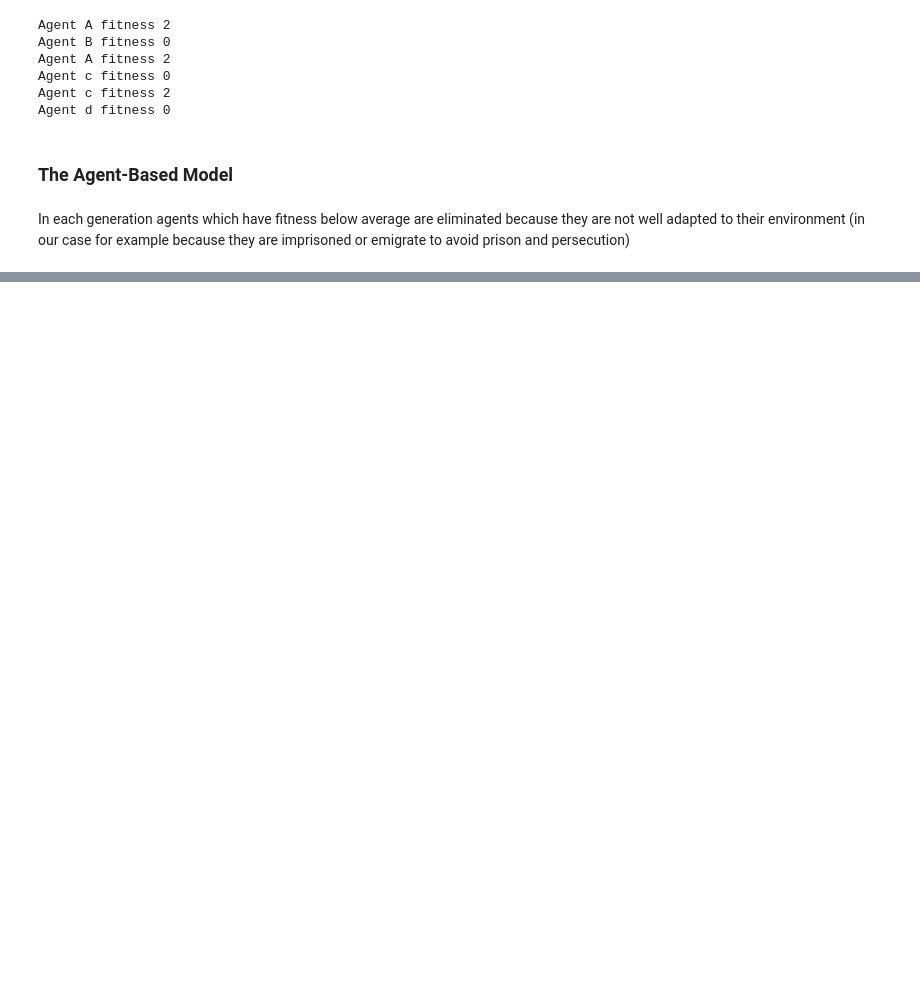
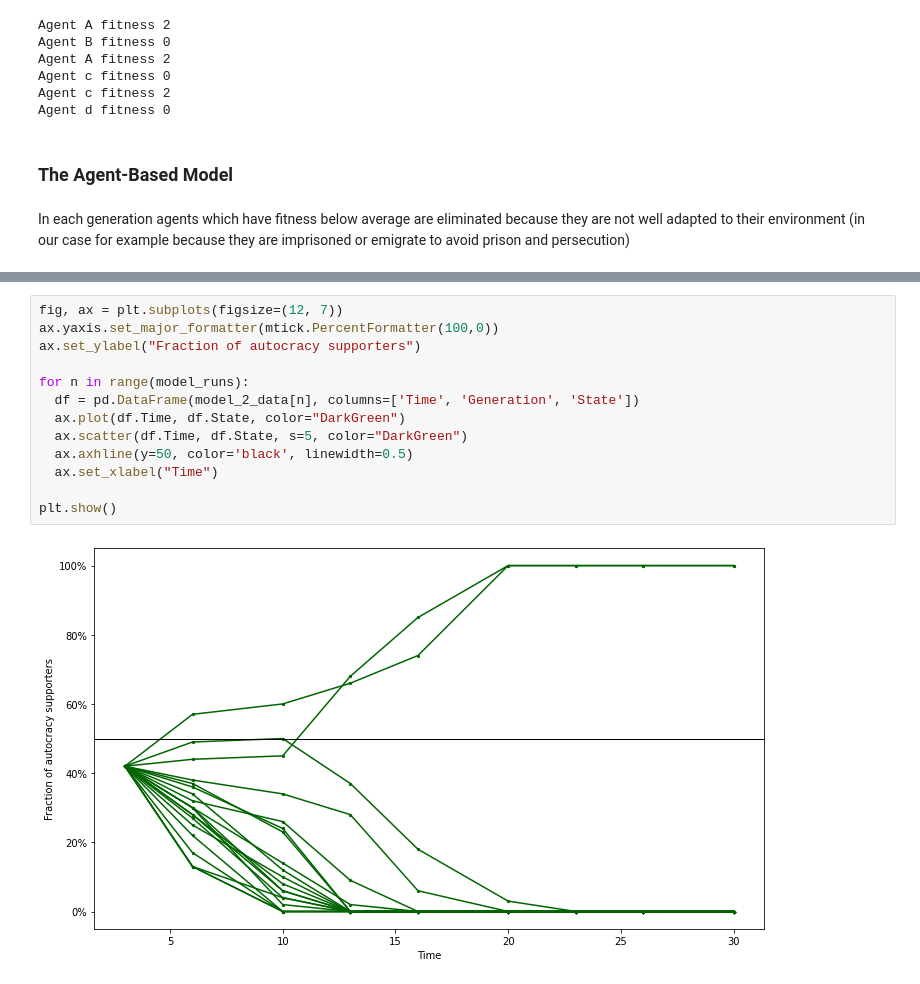
Before and after one commit to JochenFromm/JupyterNotebooks, a Jupyter notebook: ModelingDemocraticBackslidingABM.ipynb, the cells around one changed output, grey strips where cells are left out. Drawn from its saved outputs; the diff is of its cells as text; blank space fills up the shorter version.

```diff
--- a/ModelingDemocraticBackslidingABM.ipynb
+++ b/ModelingDemocraticBackslidingABM.ipynb
@@ -182,0 +195,15 @@ plt.show()
+# %%
+fig, ax = plt.subplots(figsize=(12, 7))
+ax.yaxis.set_major_formatter(mtick.PercentFormatter(100,0))
+ax.set_ylabel("Fraction of autocracy supporters")
+
+for n in range(model_runs):
+  df = pd.DataFrame(model_2_data[n], columns=['Time', 'Generation', 'State'])
+  ax.plot(df.Time, df.State, color="DarkGreen")
+  ax.scatter(df.Time, df.State, s=5, color="DarkGreen")
+  ax.axhline(y=50, color='black', linewidth=0.5)
+  ax.set_xlabel("Time")
+
+plt.show()
+# %% [output]
+[figure, added]
```
Also changed, not shown: parts of 12 cells of this notebook.
